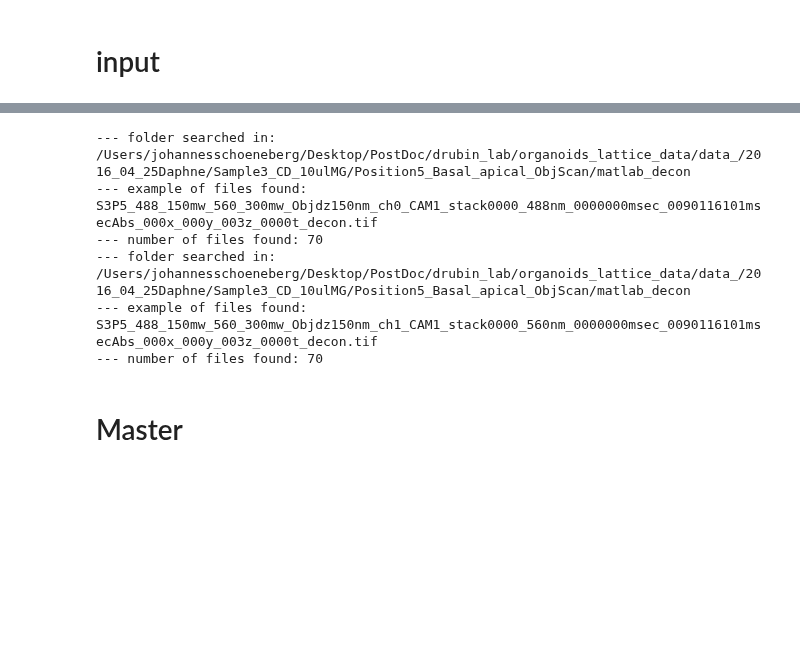
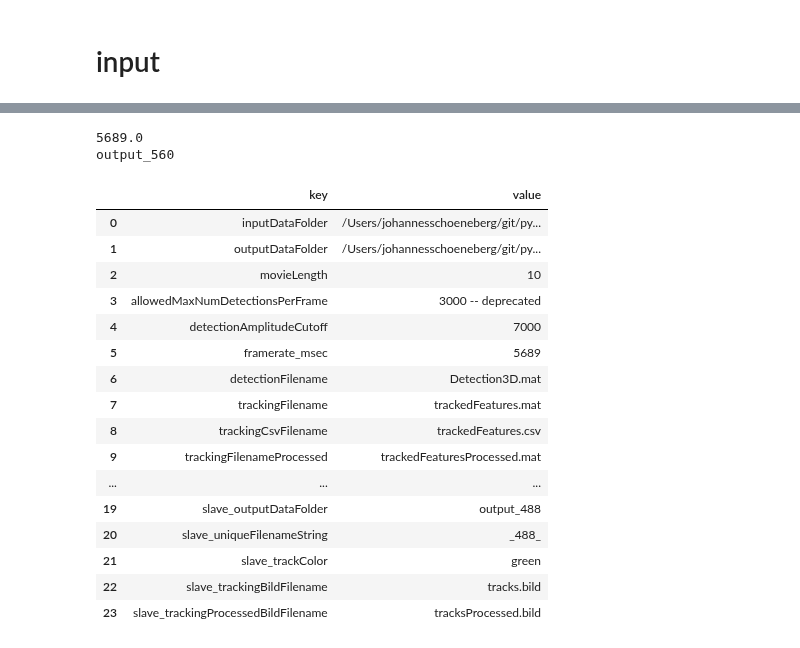
Before and after one commit to pylattice/pyLattice, a Jupyter notebook: src/python/latticeFrame_showFrame.ipynb, the cells around one changed output, grey strips where cells are left out. Saved outputs shown, nothing was run; the diff lists cells and outputs as text; code cells hidden in the pictures; blank space fills up the shorter version.

```diff
--- a/src/python/latticeFrame_showFrame.ipynb
+++ b/src/python/latticeFrame_showFrame.ipynb
@@ -80,27 +37,51 @@ inputParameters.style.set_properties(**{'text-align': 'left'})
 # %%
-inputDataFolder = getInputParameter(inputParameters,"inputDataFolder")
-#inputDataFolder = '/Volumes/6big/Daphne_Janelia_1/2016_04_28_Daphne/Sample7_CD_LY_10ulMG/Position2_O1/matlab_decon'
-outputDataFolder = getInputParameter(inputParameters,"outputDataFolder")
-slave_outputDataFolder  = getInputParameter(inputParameters,"slave_outputDataFolder")
-master_outputDataFolder  = getInputParameter(inputParameters,"master_outputDataFolder")
-trackingCsvFilename = getInputParameter(inputParameters,"trackingCsvFilename")
+inputParameters = pd.read_csv(pythonPackagePath+'../../input/imaging_data/_inputParameters.csv',names=['key','value'])
 
-slave_uniqueFilenameString = getInputParameter(inputParameters,"slave_uniqueFilenameString")
-master_uniqueFilenameString = getInputParameter(inputParameters,"master_uniqueFilenameString")
-#trackColor = getInputParameter(inputParameters,"trackColor")
-#trackingBildFilename = getInputParameter(inputParameters,"trackingBildFilename")
-#framerate_msec = float(getInputParameter(inputParameters,"framerate_msec"))
-movieLength = int(getInputParameter(inputParameters,"movieLength"))
-#print(trackColor)
+
+inputDataFolder = inproc.getInputParameter(inputParameters,"inputDataFolder")
+outputDataFolder = inproc.getInputParameter(inputParameters,"outputDataFolder")
+
+trackingCsvFilename = inproc.getInputParameter(inputParameters,"trackingCsvFilename")
+trackingCsvFilenameProcessed = inproc.getInputParameter(inputParameters,"trackingCsvFilenameProcessed")
+
+slave_outputDataFolder  = inproc.getInputParameter(inputParameters,"slave_outputDataFolder")
+master_outputDataFolder  = inproc.getInputParameter(inputParameters,"master_outputDataFolder")
+
+slave_uniqueFilenameString = inproc.getInputParameter(inputParameters,"slave_uniqueFilenameString")
+master_uniqueFilenameString = inproc.getInputParameter(inputParameters,"master_uniqueFilenameString")
+
+
+slave_trackingProcessedBildFilename = inproc.getInputParameter(inputParameters,"slave_trackingProcessedBildFilename")
+master_trackingProcessedBildFilename = inproc.getInputParameter(inputParameters,"master_trackingProcessedBildFilename")
+
+
+
+framerate_msec = float(inproc.getInputParameter(inputParameters,"framerate_msec"))
+movieLength = int(inproc.getInputParameter(inputParameters,"movieLength"))
+
+
+print(framerate_msec)
+
+print(master_outputDataFolder)
+
+inputParameters.style.set_properties(**{'text-align': 'left'})
+# %% [output]
+5689.0
+output_560
+|  | key | value |
+| 0 | inputDataFolder | /Users/johannesschoeneberg/git/py... |
+| 1 | outputDataFolder | /Users/johannesschoeneberg/git/py... |
+| 2 | movieLength | 10 |
+| 3 | allowedMaxNumDetectionsPerFrame | 3000 -- deprecated |
+| 4 | detectionAmplitudeCutoff | 7000 |
+| 5 | framerate_msec | 5689 |
+| 6 | detectionFilename | Detection3D.mat |
+| 7 | trackingFilename | trackedFeatures.mat |
+| 8 | trackingCsvFilename | trackedFeatures.csv |
+| 9 | trackingFilenameProcessed | trackedFeaturesProcessed.mat |
+| ... | ... | ... |
+| 19 | slave_outputDataFolder | output_488 |
+| 20 | slave_uniqueFilenameString | _488_ |
+| 21 | slave_trackColor | green |
+| 22 | slave_trackingBildFilename | tracks.bild |
+| 23 | slave_trackingProcessedBildFilename | tracksProcessed.bild |
-# %%
-    slave_filesOfInterest = getFilenamesOfInputTiffFiles(inputDataFolder,slave_uniqueFilenameString)
-    master_filesOfInterest = getFilenamesOfInputTiffFiles(inputDataFolder,master_uniqueFilenameString)
-# %% [output]
---- folder searched in: /Users/johannesschoeneberg/Desktop/PostDoc/drubin_lab/organoids_lattice_data/data_/2016_04_25Daphne/Sample3_CD_10ulMG/Position5_Basal_apical_ObjScan/matlab_decon
---- example of files found: S3P5_488_150mw_560_300mw_Objdz150nm_ch0_CAM1_stack0000_488nm_0000000msec_0090116101msecAbs_000x_000y_003z_0000t_decon.tif
---- number of files found: 70
---- folder searched in: /Users/johannesschoeneberg/Desktop/PostDoc/drubin_lab/organoids_lattice_data/data_/2016_04_25Daphne/Sample3_CD_10ulMG/Position5_Basal_apical_ObjScan/matlab_decon
---- example of files found: S3P5_488_150mw_560_300mw_Objdz150nm_ch1_CAM1_stack0000_560nm_0000000msec_0090116101msecAbs_000x_000y_003z_0000t_decon.tif
---- number of files found: 70
-# %% [markdown]
-# Master
```
Also changed, not shown: parts of 12 cells of this notebook, 4 other files.
